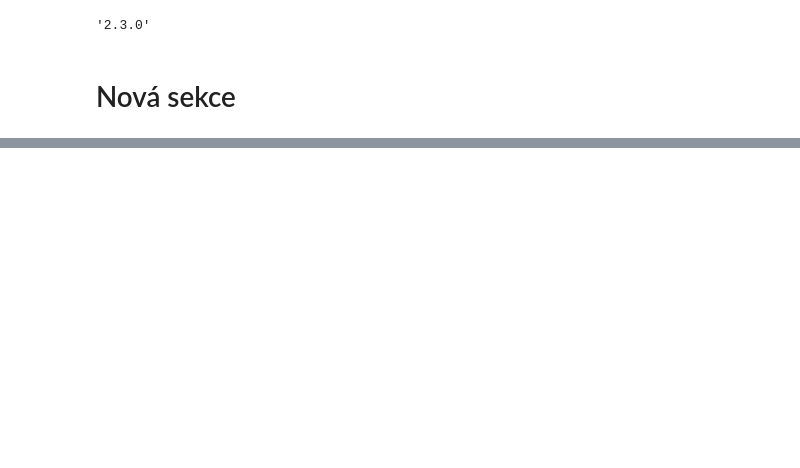
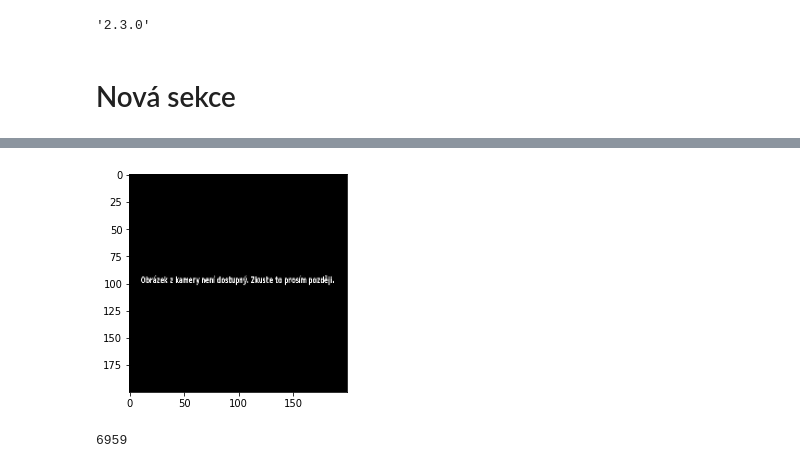
Before and after one commit to Flymshady/traffic_model, a Jupyter notebook: traffic_model.ipynb, the cells around one changed output, grey strips where cells are left out. Drawn from its saved outputs; the diff is of its cells as text; code cells hidden in the pictures; blank space fills up the shorter version.

```diff
--- a/traffic_model.ipynb
+++ b/traffic_model.ipynb
@@ -42,0 +73,33 @@ with zipfile.ZipFile("trafficset.zip", 'r') as zip_ref:
+# %%
+IMG_SIZE = 200
+new_array = cv2.resize(img_array, (IMG_SIZE, IMG_SIZE))
+plt.imshow(new_array, cmap='gray')
+plt.show()
+# %% [output]
+[figure, added]
+# %%
+training_data = []
+
+def create_training_data():
+    for category in CATEGORIES:
+
+        path = os.path.join(DATADIR,category)
+        class_num = CATEGORIES.index(category)  # klasifikace 0-2 error, no_traff, traff
+
+        for img in tqdm(os.listdir(path)):
+            try:
+                img_array = cv2.imread(os.path.join(path,img) ,cv2.IMREAD_GRAYSCALE)
+                new_array = cv2.resize(img_array, (IMG_SIZE, IMG_SIZE))
+                training_data.append([new_array, class_num])
+            except Exception as e:
+                pass
+            #except OSError as e:
+            #    print("OSErrroBad img most likely", e, os.path.join(path,img))
+            #except Exception as e:
+            #    print("general exception", e, os.path.join(path,img))
+
+create_training_data()
+
+print(len(training_data))
+# %% [output]
+6959
```
Also changed, not shown: parts of 12 cells of this notebook.
